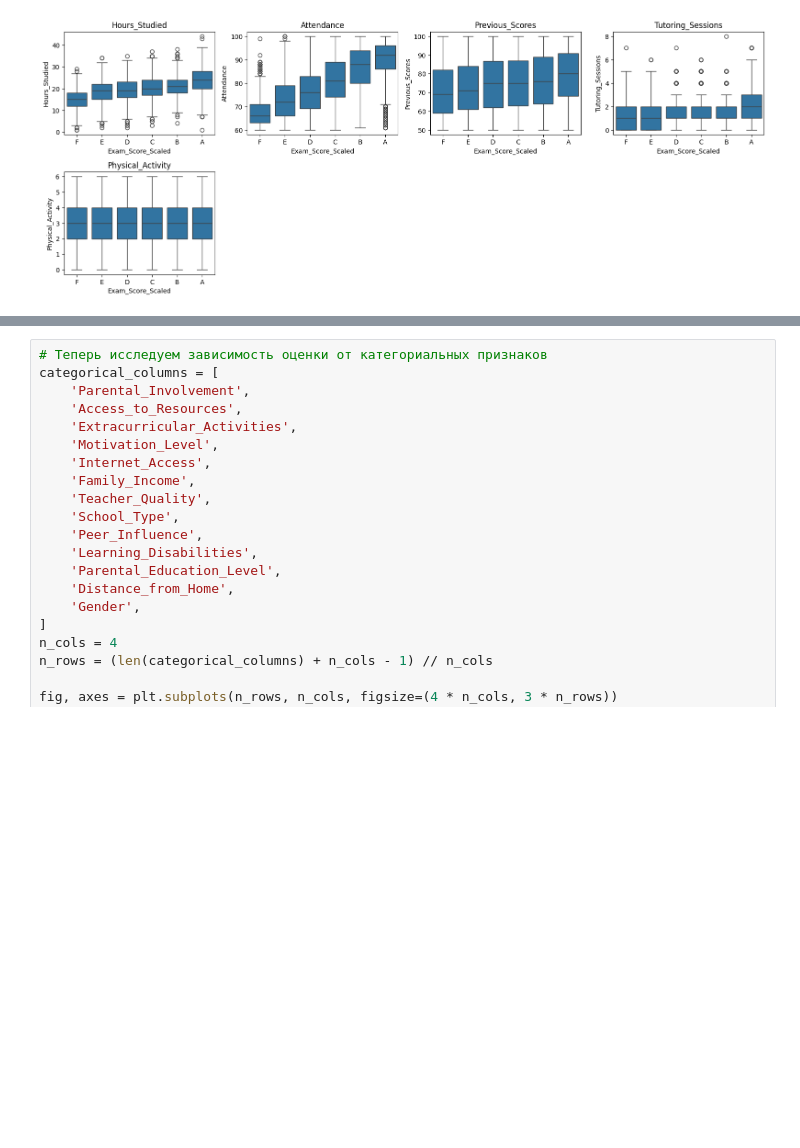
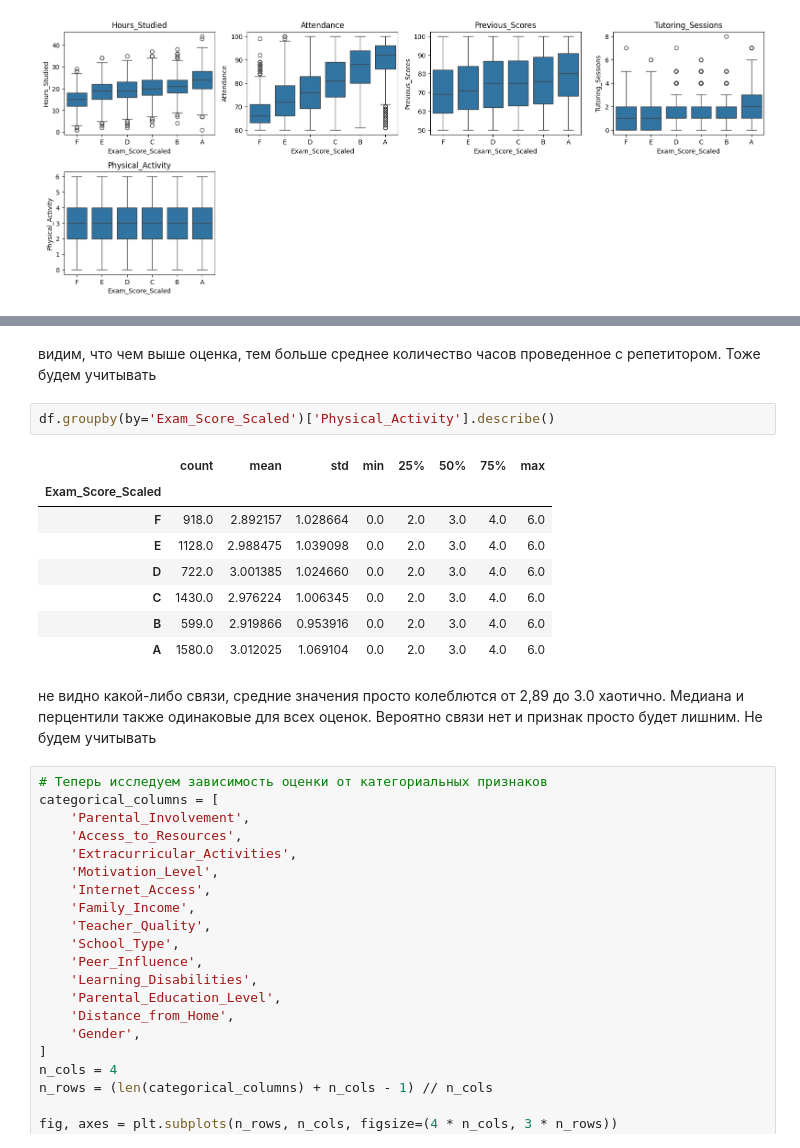
Before and after one commit to platonlukyanov/spbu-python-course, a Jupyter notebook: project/homework_8/index.ipynb, the cells around one changed output, grey strips where cells are left out. Saved outputs shown, nothing was run; the diff lists cells and outputs as text; blank space fills up the shorter version.

```diff
--- a/project/homework_8/index.ipynb
+++ b/project/homework_8/index.ipynb
@@ -242,3 +308,18 @@ plt.show()
+# %% [markdown]
+видим, что чем выше оценка, тем больше среднее количество часов проведенное с репетитором. Тоже будем учитывать
+# %%
+df.groupby(by='Exam_Score_Scaled')['Physical_Activity'].describe()
+# %% [output]
+|  | count | mean | std | min | 25% | 50% | 75% | max |
+| Exam_Score_Scaled |  |  |  |  |  |  |  |  |
+| F | 918.0 | 2.892157 | 1.028664 | 0.0 | 2.0 | 3.0 | 4.0 | 6.0 |
+| E | 1128.0 | 2.988475 | 1.039098 | 0.0 | 2.0 | 3.0 | 4.0 | 6.0 |
+| D | 722.0 | 3.001385 | 1.024660 | 0.0 | 2.0 | 3.0 | 4.0 | 6.0 |
+| C | 1430.0 | 2.976224 | 1.006345 | 0.0 | 2.0 | 3.0 | 4.0 | 6.0 |
+| B | 599.0 | 2.919866 | 0.953916 | 0.0 | 2.0 | 3.0 | 4.0 | 6.0 |
+| A | 1580.0 | 3.012025 | 1.069104 | 0.0 | 2.0 | 3.0 | 4.0 | 6.0 |
+# %% [markdown]
+не видно какой-либо связи, средние значения просто колеблются от 2,89 до 3.0 хаотично. Медиана и перцентили также одинаковые для всех оценок. Вероятно связи нет и признак просто будет лишним. Не будем учитывать
 # %%
 # Теперь исследуем зависимость оценки от категориальных признаков
 categorical_columns = [
```
Also changed, not shown: parts of 14 cells of this notebook.
